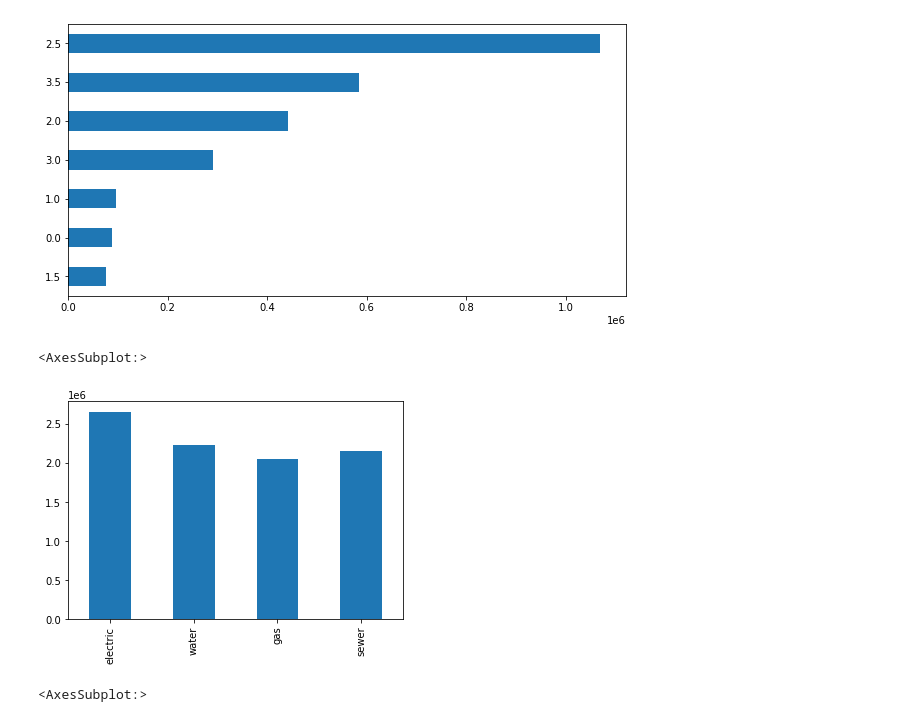
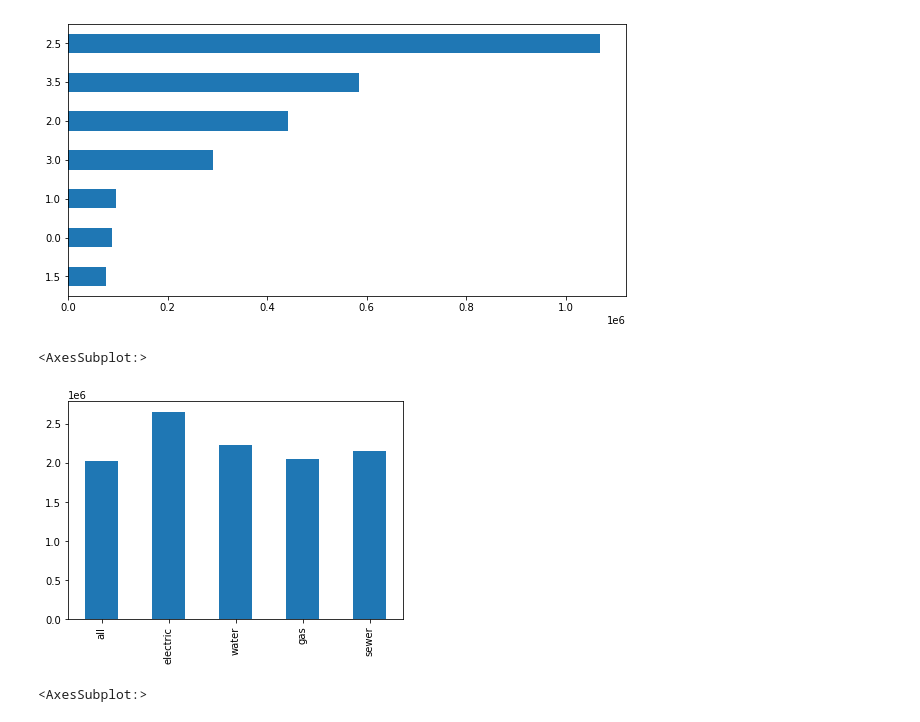
Before and after one commit to alisongh/SIADS-696-Milestone-II, a Jupyter notebook: analysis.ipynb, the cells around one changed output. Drawn from its saved outputs; the diff is of its cells as text; code cells hidden in the pictures.

```diff
--- a/analysis.ipynb
+++ b/analysis.ipynb
@@ -105,12 +321,12 @@ df['bath'].value_counts().sort_values().plot(kind='barh', figsize=(10,5))
 <AxesSubplot:>
 [figure]
 # %%
-utilities_df = df[['electric','water','gas','sewer']]
+utilities_df = df[['all', 'electric','water','gas','sewer']]
 sum_utilities = utilities_df.sum()
 sum_utilities.plot.bar()
 # %% [output]
 <AxesSubplot:>
-[figure, old version]
+[figure, new version]
 # %%
 corr_df = df[['total_sale_price',
               'assessed_building_value',
```
Also changed, not shown: parts of 39 cells of this notebook.
